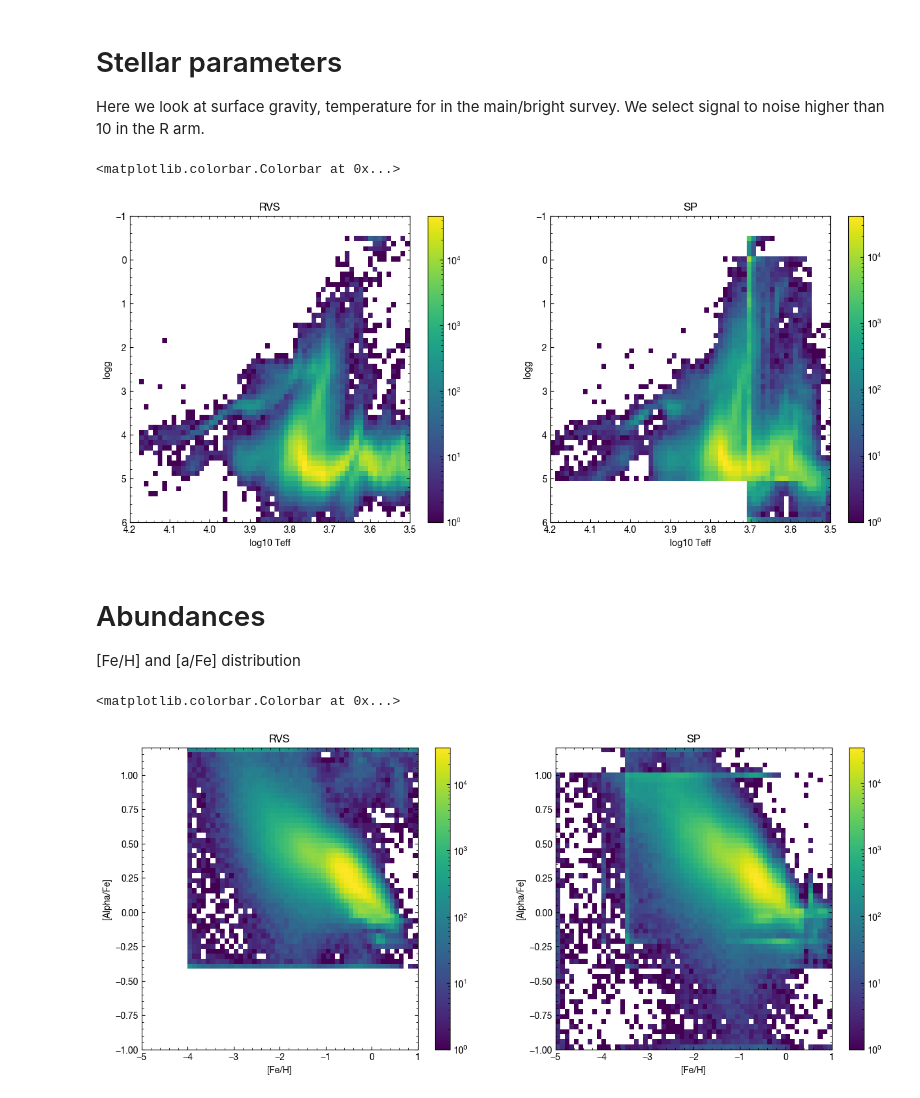
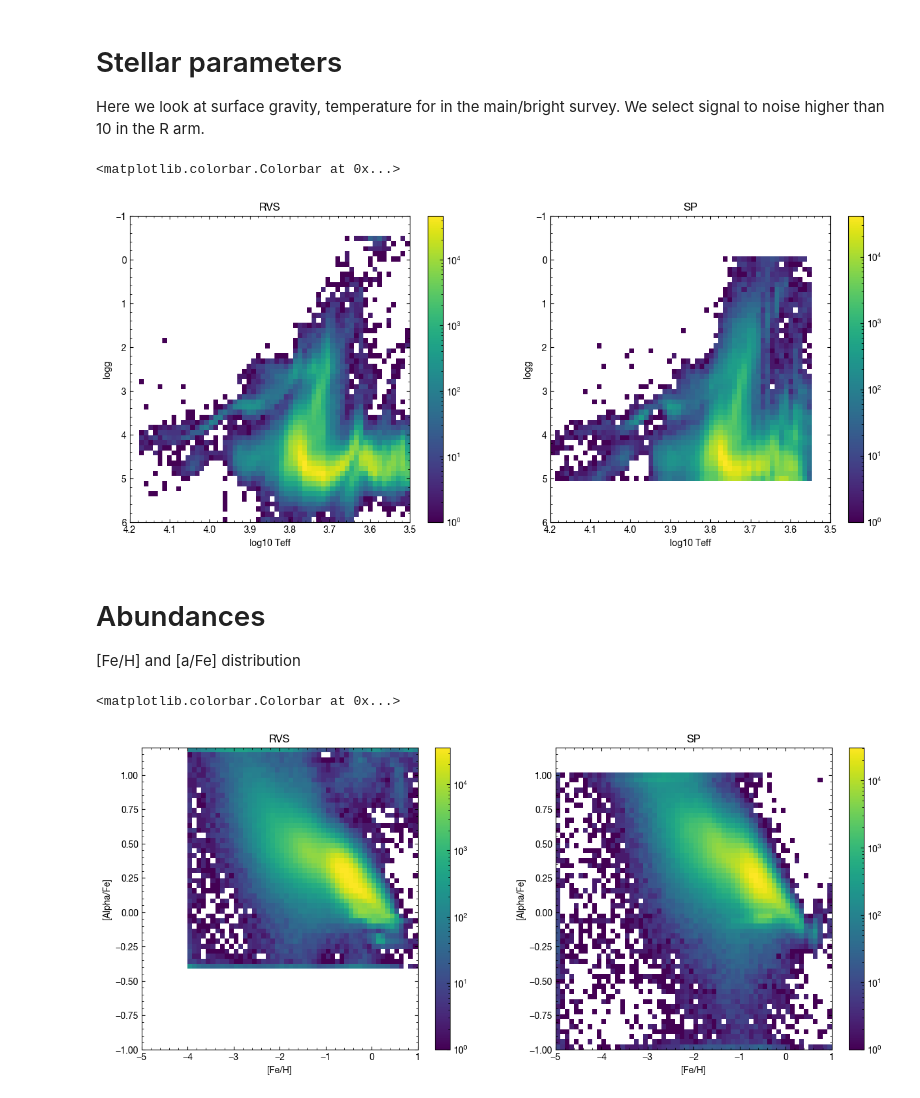
Before and after one commit to desimilkyway/dr1_tutorials, a Jupyter notebook: DR1_tutorial.ipynb, the cells around one changed output. Drawn from its saved outputs; the diff is of its cells as text; code cells hidden in the pictures.

```diff
--- a/DR1_tutorial.ipynb
+++ b/DR1_tutorial.ipynb
@@ -256,7 +257,7 @@ plt.colorbar()
 
 plt.subplot(122)
 cur_sel = main_sel & (RV_T['SURVEY'] == 'main') & (
-    RV_T['PROGRAM'] == 'bright') & (SP_T['SUCCESS'] == 1)
+    RV_T['PROGRAM'] == 'bright') & (SP_T['SUCCESS'] == 1) & (SP_T['BESTGRID']!='s_rdesi1')
 plt.hist2d(np.log10(SP_T['TEFF'][cur_sel]),
            SP_T['LOGG'][cur_sel],
            range=[[3.5, 4.2], [-1, 6]],
@@ -270,7 +271,7 @@ plt.title('SP')
 plt.colorbar()
 # %% [output]
 <matplotlib.colorbar.Colorbar at 0x...>
-[figure, old version]
+[figure, new version]
 # %% [markdown]
 # Abundances
 
@@ -278,32 +279,32 @@ plt.colorbar()
 # %%
 cur_sel = main_sel & (RV_T['SURVEY'] == 'main') & (
     RV_T['PROGRAM'] == 'bright') & (RV_T['SN_R'] > 10)
 plt.figure(1, figsize=(15, 6))
 plt.subplot(121)
 plt.hist2d(RV_T['FEH'][cur_sel],
            RV_T['ALPHAFE'][cur_sel],
            range=[[-5, 1], [-1, 1.2]],
            bins=[60, 60],
            norm=maco.LogNorm())
 plt.xlabel('[Fe/H]')
 plt.ylabel('[Alpha/Fe]')
 plt.title('RVS')
 plt.colorbar()
 
 plt.subplot(122)
 cur_sel = main_sel & (RV_T['SURVEY'] == 'main') & (
-    RV_T['PROGRAM'] == 'bright') & (SP_T['SUCCESS'] == 1)
+    RV_T['PROGRAM'] == 'bright') & (SP_T['SUCCESS'] == 1)  & (SP_T['BESTGRID']!='s_rdesi1')
 plt.hist2d(SP_T['FEH'][cur_sel],
            SP_T['ALPHAFE'][cur_sel],
            range=[[-5, 1], [-1, 1.2]],
            bins=[60, 60],
            norm=maco.LogNorm())
 plt.xlabel('[Fe/H]')
 plt.ylabel('[Alpha/Fe]')
 plt.title('SP')
 plt.colorbar()
 # %% [output]
 <matplotlib.colorbar.Colorbar at 0x...>
-[figure, old version]
+[figure, new version]
 # %%
 cur_sel = main_sel & (RV_T['SURVEY'] == 'main') & (
```
Also changed, not shown: parts of 2 cells of this notebook, 11 other files.
